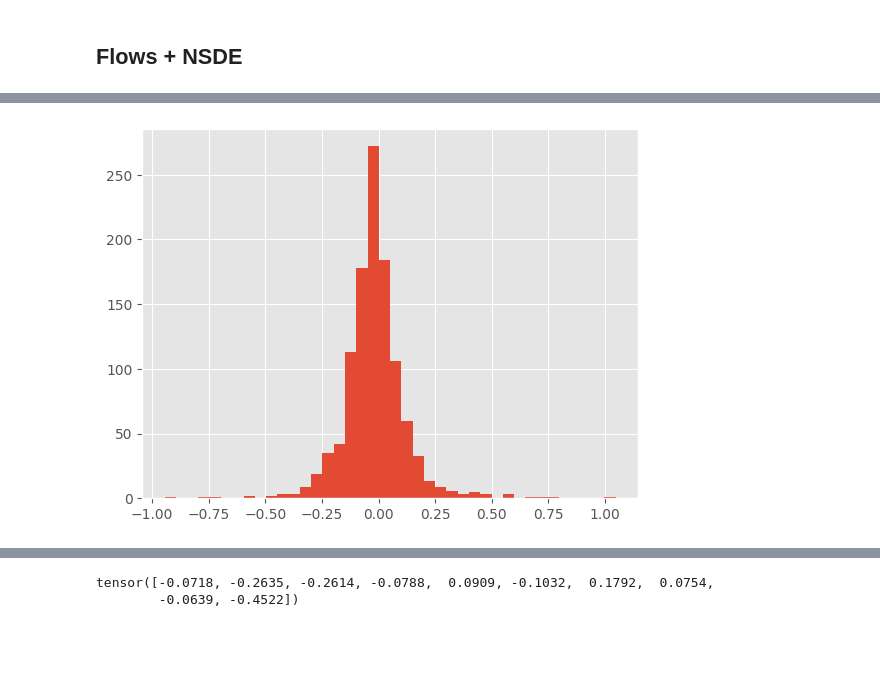
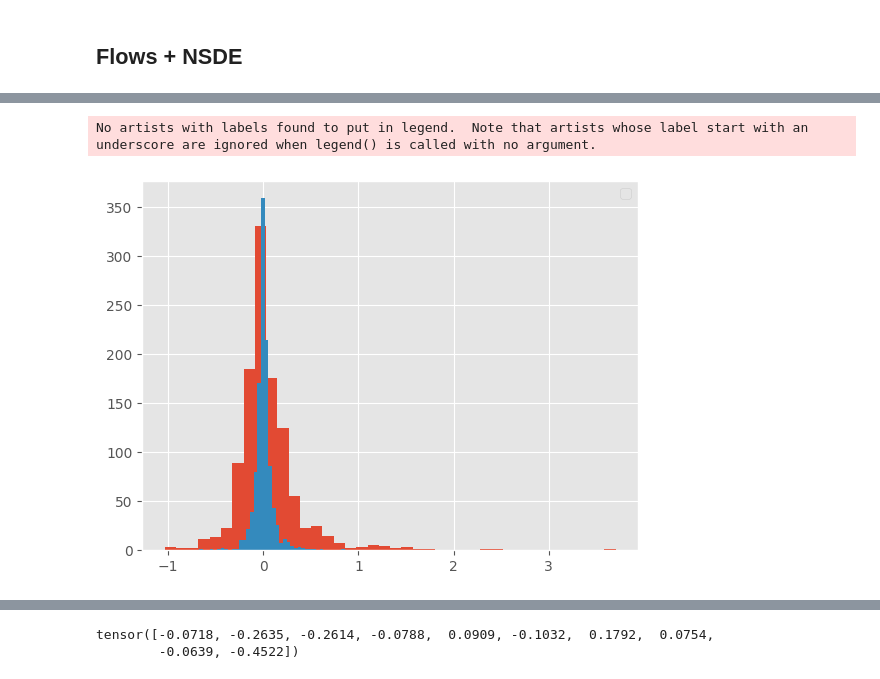
Before and after one commit to kirillzx/JDFlow, a Jupyter notebook: generator_main.ipynb, the cells around one changed output, grey strips where cells are left out. Saved outputs shown, nothing was run; the diff lists cells and outputs as text; code cells hidden in the pictures; blank space fills up the shorter version.

```diff
--- a/generator_main.ipynb
+++ b/generator_main.ipynb
@@ -324,7 +326,7 @@ array([0.01197605, 0.03193613, 0.01596806, 0.01596806, 0.03592814,
 # %%
 jump_part, diff_part = separate_dynamics(data_tensor, idx_jumps)
 # %%
-init_params = estimate_init_params(data_tensor, jump_part, diff_part, dt=0.01)
+init_params = estimate_init_params(data_tensor, jump_part, diff_part, dt)
 # %%
 def likelihood_mjd(data, params, intensity, dt):
     like = 0
@@ -351,7 +353,7 @@ def optimize_params(data, params, intensity, dt):
 
     return np.mean(np.array(opt_params), 0)
 # %%
-opt_params = optimize_params(data_tensor, init_params, init_intensity, 0.001)
+opt_params = optimize_params(data_tensor, init_params, init_intensity, dt)
 # %%
 xiP0 = opt_params[-1]
 xiP0
@@ -1945,6 +1970,6 @@ torch.Size([10, 501])
 # %%
 h_dim = len(data_tensor[0])
-time_steps = 20
+time_steps = 10
 dt = torch.FloatTensor([1/time_steps])
 n = data_tensor.size(0)
 sig_dim = n + n**2 + n**3
@@ -1952,7 +1977,7 @@ sig_dim = n + n**2 + n**3
 # nsde_flow = Flow(128, 10, h_dim, h_dim)
 n_flows = 10
 
-nsde_flow = Flow(n_flows, h_dim, 10, time_steps, dt, sig_dim)
+nsde_flow = Flow(n_flows, h_dim, 10, time_steps, dt, sig_dim, xiP0)
 
 losses = nsde_flow.fit(data_tensor, epochs=1000)
 # %%
@@ -1967,8 +1992,15 @@ plt.show()
 # %%
 t, X_t, X_prime_t, signature_traj, signature_terms = compute_path_signature(torch.FloatTensor(nsde_flow.sample(10)), level_threshold=3)
 signature = signature_set(signature_traj)[1:]
 
+t, X_t, X_prime_t, signature_traj, signature_terms = compute_path_signature(data_tensor, level_threshold=3)
+signature_real = signature_set(signature_traj)[1:]
+
 plt.hist(signature, bins=40)
+plt.hist(signature_real, bins=40)
+
+plt.legend()
 plt.show()
 # %% [output]
+No artists with labels found to put in legend.  Note that artists whose label start with an underscore are ignored when legend() is called with no argument.
-[figure, old version]
+[figure, new version]
```
Also changed, not shown: parts of 23 cells of this notebook.
